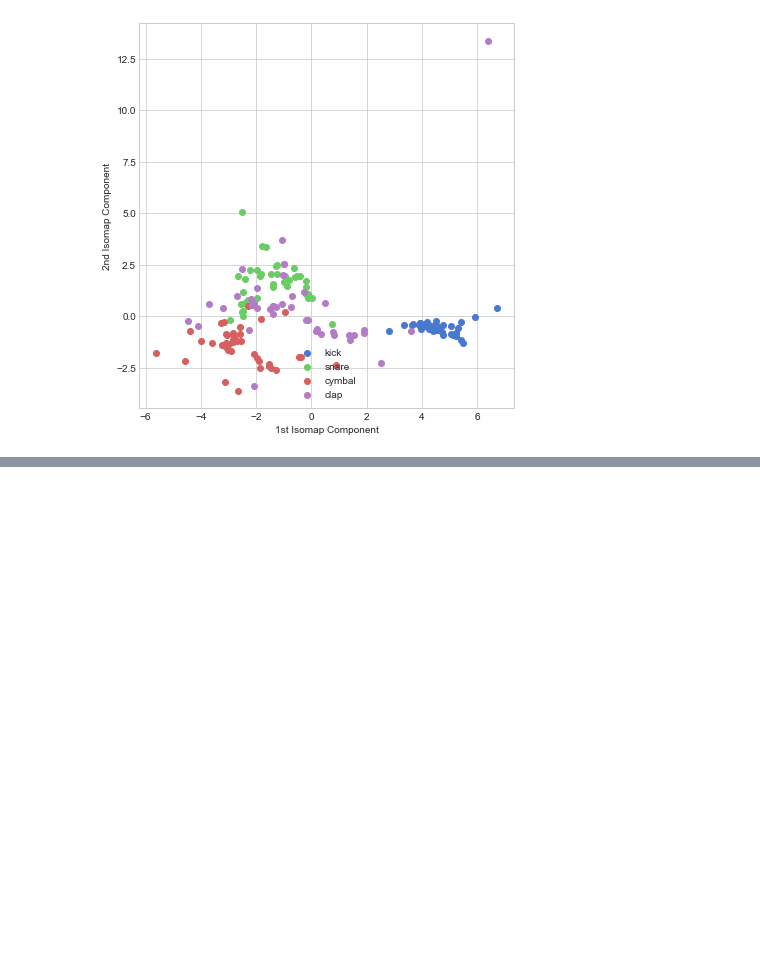
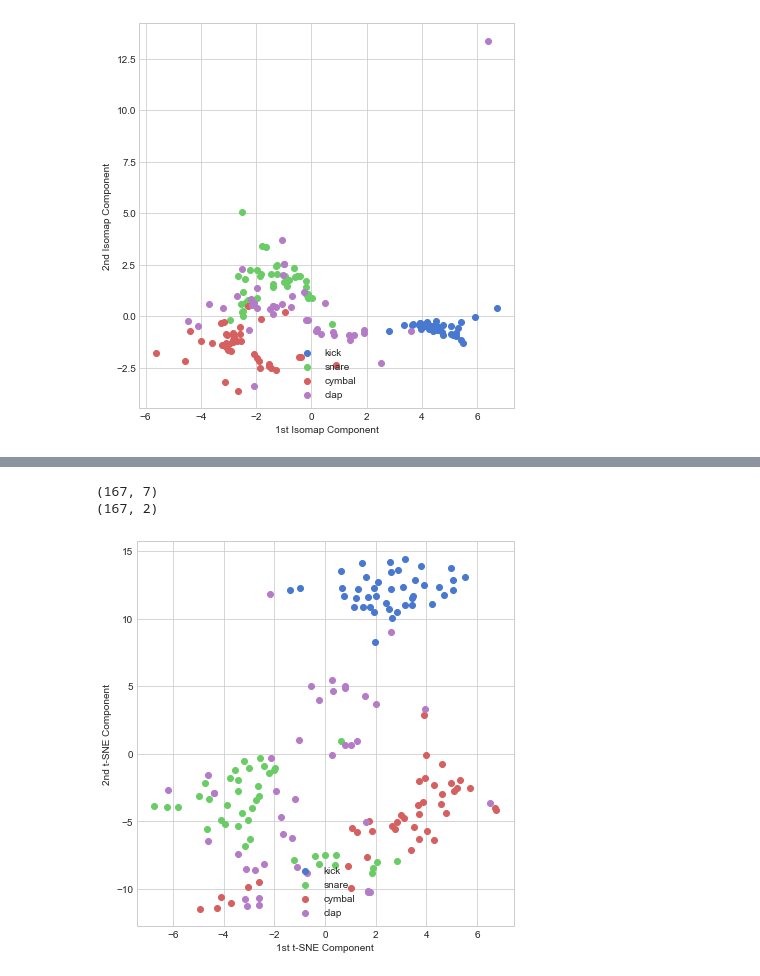
Before and after one commit to MCT-master/MCT4052, a Jupyter notebook: notebooks/workshops/Workshop5a - Dimensionality Reduction Techniques.ipynb, the cells around one changed output, grey strips where cells are left out. Saved outputs shown, nothing was run; the diff lists cells and outputs as text; code cells hidden in the pictures; blank space fills up the shorter version.

```diff
--- a/notebooks/workshops/Workshop5a - Dimensionality Reduction Techniques.ipynb
+++ b/notebooks/workshops/Workshop5a - Dimensionality Reduction Techniques.ipynb
@@ -240 +248,31 @@ with plt.style.context('seaborn-whitegrid'):
+# %%
+#Creating an instance of a TSNE object.
+#if we want to keep only a given number of components we can use the argument "n_components"
+#by default TSNE returns only 2 components, and it does not accept values higher than 3
+tsne = sklearn.manifold.TSNE(n_components=2, learning_rate='auto', init='random')
+
+#This will learn t-SNE projection from data, mind that we are using the features only
+projected_features = tsne.fit_transform(features)
+
+
+#the dimensionality should be the same as the feature
+print(features.shape)
+print(projected_features.shape)
+
+#Plot the distribution of the data according to the first two Isomap components
+with plt.style.context('seaborn-whitegrid'):
+    plt.figure(figsize=(6, 6))
+    for lab_val, lab_name in zip(range(0,len(classes)),classes):
+        plt.scatter(projected_features[labels==lab_val, 0],
+                    projected_features[labels==lab_val, 1],
+                    label=lab_name)
+    plt.xlabel('1st t-SNE Component')
+    plt.ylabel('2nd t-SNE Component')
+    plt.legend(loc='lower center')
+    plt.tight_layout()
+    plt.show()
+# %% [output]
+(167, 7)
+(167, 2)
+[figure, added]
 # %% [markdown]
```
Also changed, not shown: parts of 4 cells of this notebook.
